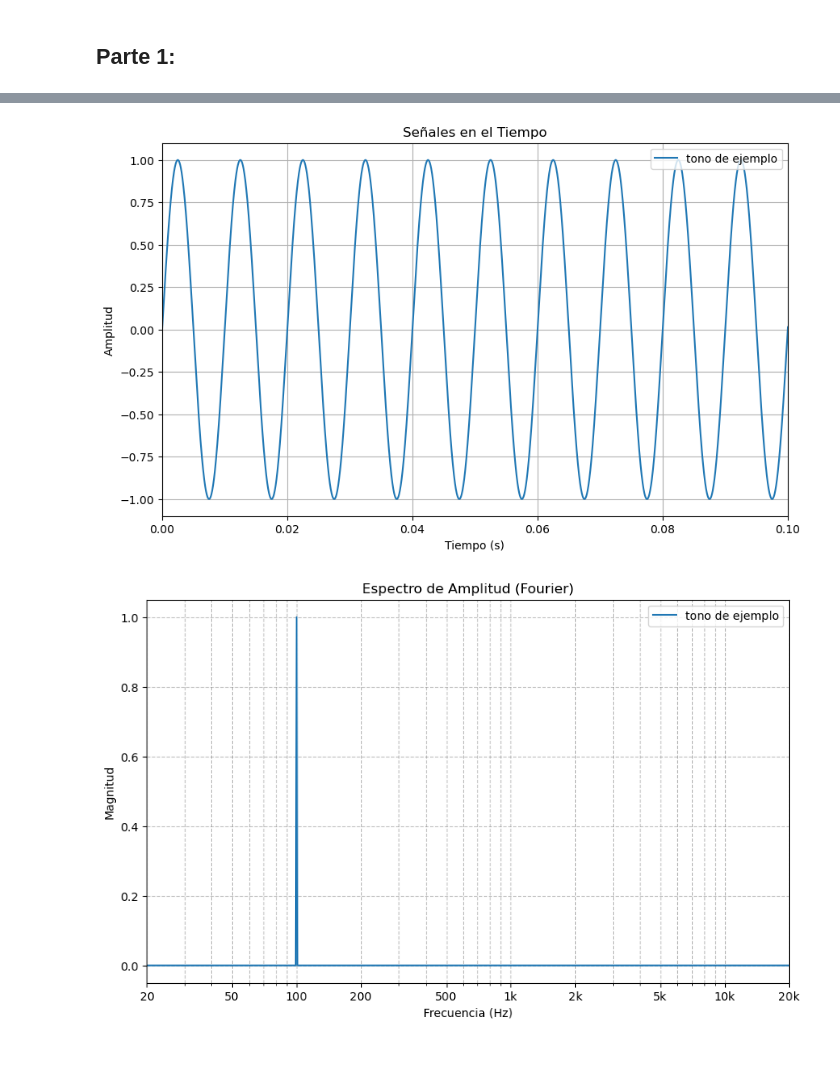
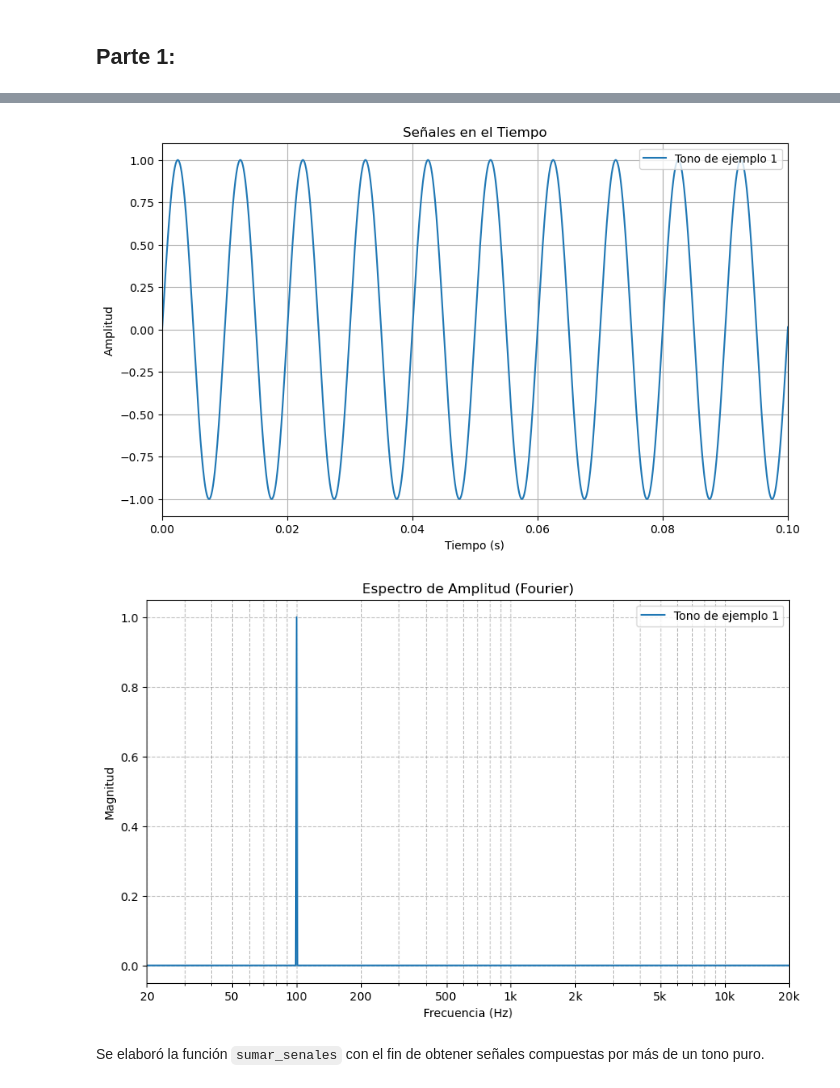
Before and after one commit to mattialuciana/DSP, a Jupyter notebook: Angio_Bajaroff_Mattia_Winiar.ipynb, the cells around one changed output, grey strips where cells are left out. Saved outputs shown, nothing was run; the diff lists cells and outputs as text; code cells hidden in the pictures; blank space fills up the shorter version.

Commit message:
listo generación de señales

```diff
--- a/Angio_Bajaroff_Mattia_Winiar.ipynb
+++ b/Angio_Bajaroff_Mattia_Winiar.ipynb
@@ -25,9 +29,14 @@ from modulos.graficos import *
 # %%
-# Se definen los parametros de ejemplo
+# Se llama a la función para generar un tono puro a modo de ejemplo.
 tono_puro_1 = generar_tono_puro(amplitud=1, duracion=1, fs=44100, frecuencia=100)
-graficar_t(44100, tono_puro_1, 'tono de ejemplo', xlim=(0,0.1))
-graficar_f(44100, tono_puro_1, 'tono de ejemplo')
+
+# Se llama a la función para graficar tono_puro_1 en el tiempo y en la frecuencia.
+# (Se limita el rango de tiempo mostrado para apreciar la forma de onda).
+graficar_t(44100, tono_puro_1, 'Tono de ejemplo 1', xlim=(0,0.1))
+graficar_f(44100, tono_puro_1, 'Tono de ejemplo 1')
 # %% [output]
-[figure, old version]
+[figure, new version]
-[figure, old version]
+[figure, new version]
+# %% [markdown]
+Se elaboró la función `sumar_senales` con el fin de obtener señales compuestas por más de un tono puro.
 # %%
```
Also changed, not shown: parts of 7 cells of this notebook.
